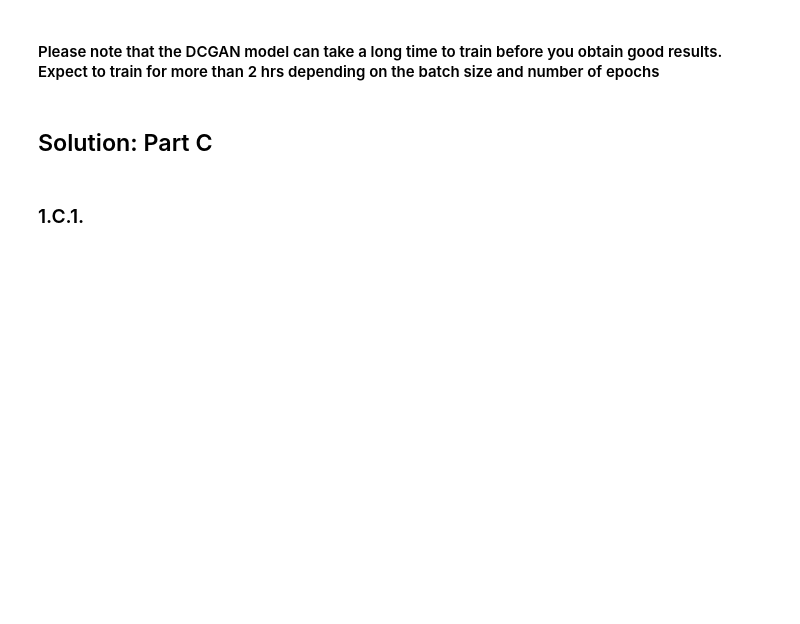
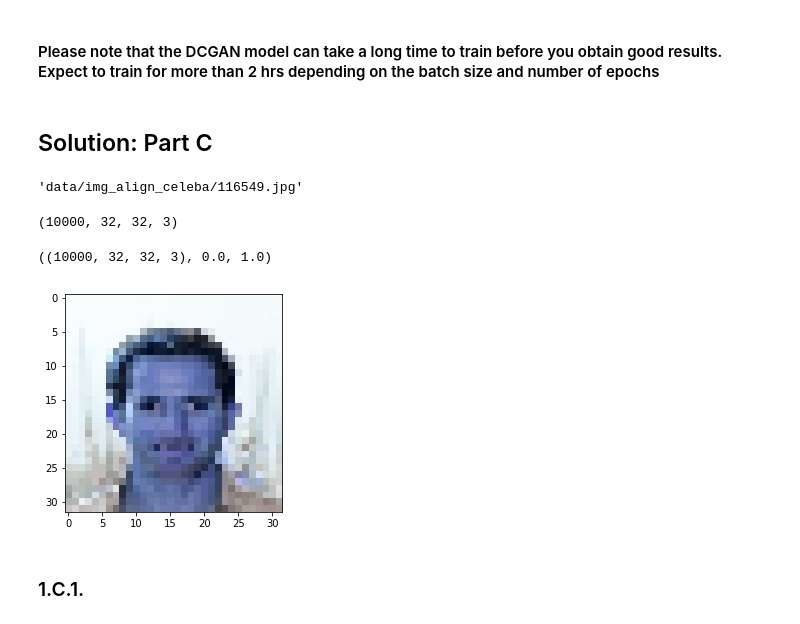
Before and after one commit to srk-apts/CS109B, a Jupyter notebook: HW/cs109b_hw7 (jh).ipynb, the cells around one changed output. Saved outputs shown, nothing was run; the diff lists cells and outputs as text; code cells hidden in the pictures; blank space fills up the shorter version.

```diff
--- a/HW/cs109b_hw7 (jh).ipynb
+++ b/HW/cs109b_hw7 (jh).ipynb
@@ -389,3 +384,6 @@ _________________________________________________________________
+# %%
+encoder = vae.layers[1]
+decoder = vae.layers[2]
 # %%
 n_images = 5
 model = vae
@@ -478,5 +462,5 @@ from tqdm import tqdm_notebook
 # %%
-SPATIAL_DIM = 64 # Spatial dimensions of the images.
+SPATIAL_DIM = 32 # Spatial dimensions of the images.
 LATENT_DIM = 100 # Dimensionality of the noise vector.
 BATCH_SIZE = 32 # Batchsize to use for training.
 DISC_UPDATES = 1  # Number of discriminator updates per training iteration.
@@ -493,19 +477,29 @@ if not os.path.isdir(ROOT_DIR):
     os.mkdir(ROOT_DIR)
 # %%
 faces = glob.glob('data/img_align_celeba/*.jpg')
+faces[0]
+# %% [output]
+'data/img_align_celeba/116549.jpg'
 # %%
 X = []
 # Reference to CelebA dataset here.
 faces = glob.glob('data/img_align_celeba/*.jpg')
 
 for i, f in enumerate(faces):
+    img = cv2.imread(f)
     img = img_preprocess(img, (SPATIAL_DIM,SPATIAL_DIM))
-    X.append(img)
+    X.append(img[0])
     if i >= NUM_LOAD - 1:
         break
 X = np.array(X)
-plot_image(X[4])
-X.shape, X.min(), X.max(
+# %%
+display(X.shape)
+plt.imshow(X[5])
+X.shape, X.min(), X.max()
+# %% [output]
+(10000, 32, 32, 3)
+((10000, 32, 32, 3), 0.0, 1.0)
+[figure, added]
 # %% [markdown]
 ### 1.C.1.
 # %%
```
Also changed, not shown: parts of 10 cells of this notebook.
